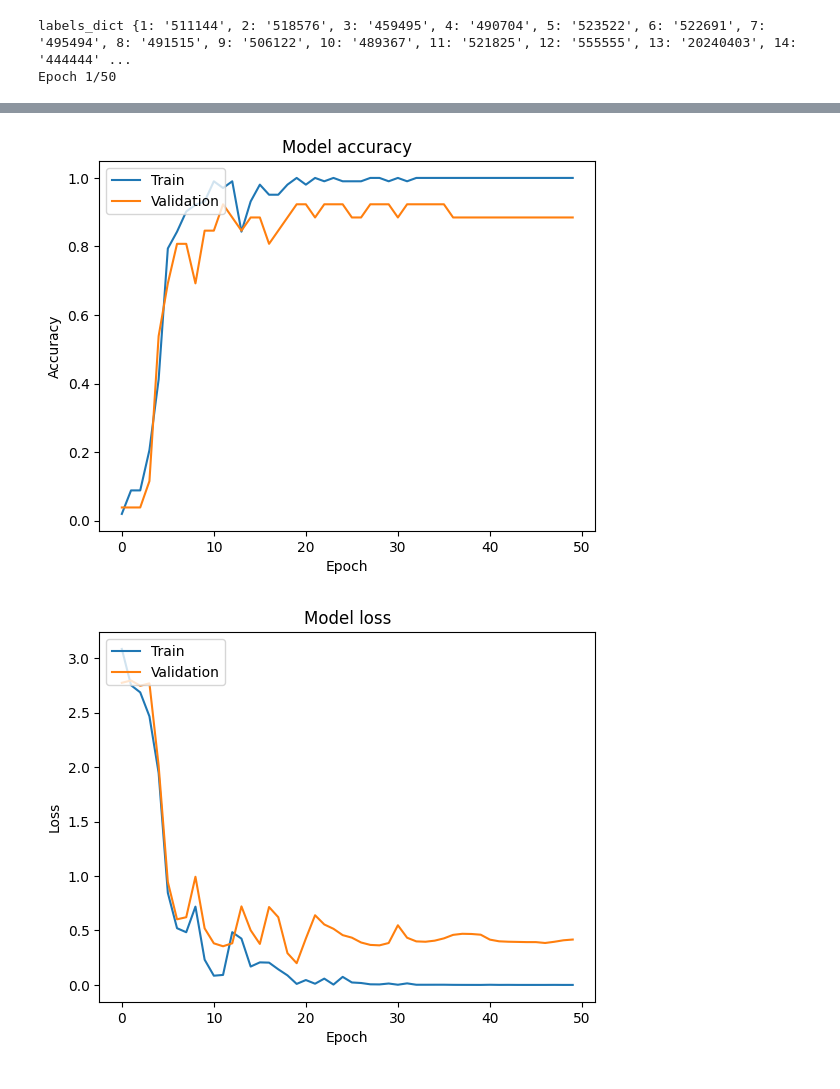
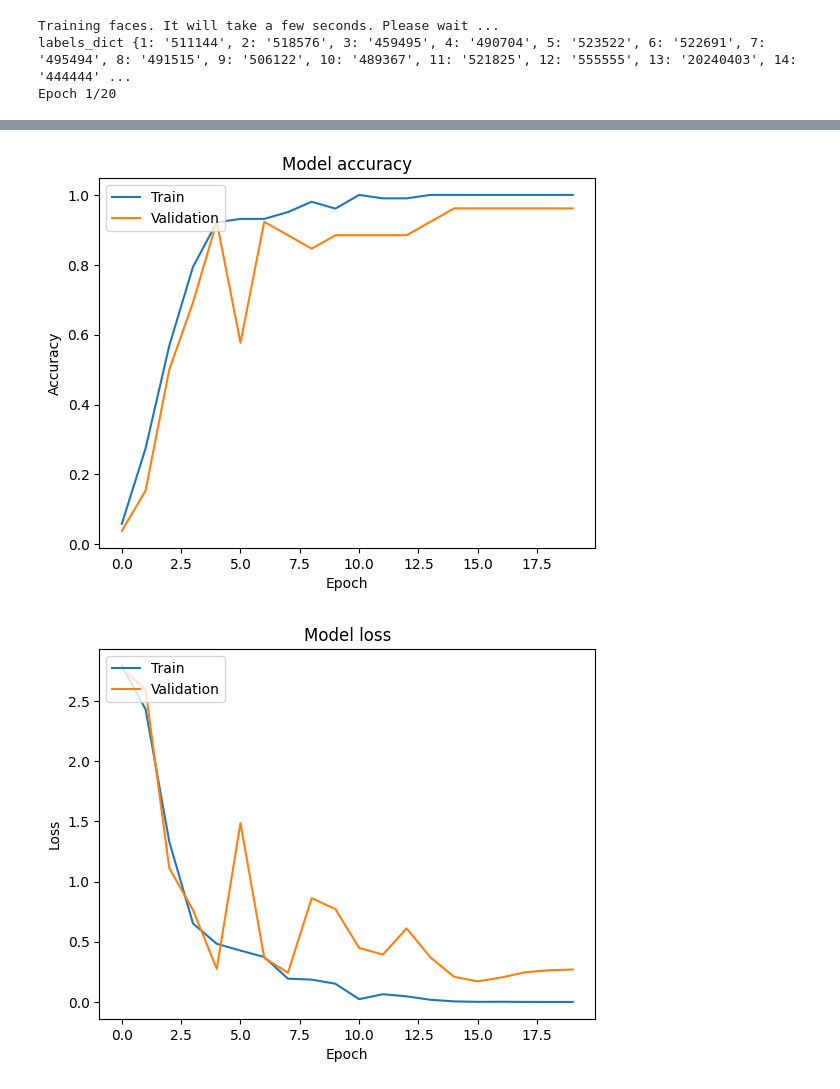
Before and after one commit to SimranbirKaur-000490704/Face-Recognition-Based-Attendance-System, a Jupyter notebook: experimented_models/CNN_Model.ipynb, the cells around one changed output, grey strips where cells are left out. Drawn from its saved outputs; the diff is of its cells as text; code cells hidden in the pictures.

```diff
--- a/experimented_models/CNN_Model.ipynb
+++ b/experimented_models/CNN_Model.ipynb
@@ -92,7 +92,7 @@ class FaceRecognitionCNN:
         ])
         self.model.compile(optimizer='adam', loss='categorical_crossentropy', metrics=['accuracy'])"""
 
-    def train(self, test_size=0.2, epochs=50, batch_size=10):
+    def train(self, test_size=0.2, epochs=20, batch_size=10):
 
         print("Training faces. It will take a few seconds. Please wait ...")
 
@@ -102,7 +102,7 @@ class FaceRecognitionCNN:
         self.X_train, self.y_train = self._preprocess_data(self.X_train, self.y_train)
         self.X_test, self.y_test = self._preprocess_data(self.X_test, self.y_test)
         self.build_model()
-        history = self.model.fit(self.X_train, self.y_train, validation_split=0.2, shuffle=True, epochs=epochs, batch_size=20, verbose=1)
+        history = self.model.fit(self.X_train, self.y_train, validation_split=0.2, shuffle=True, epochs=epochs, batch_size=10, verbose=1)
         self.plot_training_history(history)
         return history
 
@@ -127,13 +127,14 @@ class FaceRecognitionCNN:
 
 
     def test_model(self):
-        y_pred_prob = model.predict(self.X_test)
-        y_pred = np.argmax(y_pred_prob, axis=1)
+         # Test the model on the test set
+        y_pred_prob = self.model.predict(self.X_test)
+        y_pred = np.argmax(y_pred_prob, axis=1)  # Convert predicted probabilities to class labels
+        print(y_pred)
         y_true = np.argmax(self.y_test, axis=1)
-        confidence_scores = np.max(y_pred_prob, axis=1)
-        print.info("Confidence Scores: %s", confidence_scores)
+
         accuracy = accuracy_score(y_true, y_pred)
-        print.info("Test Accuracy: %s", accuracy)
+        print("accuracy", accuracy)
         mse = mean_squared_error(y_true, y_pred)
         rmse = np.sqrt(mse)
         mae = mean_absolute_error(y_true, y_pred)
@@ -144,9 +145,9 @@ class FaceRecognitionCNN:
         print(f"Mean Absolute Error (MAE): {mae:.4f}")
         print(f"R^2 Score: {r2:.4f}")
         print("=" * 50)
-
         print("Classification Report:")
         print(classification_report(y_true, y_pred, target_names=self.labels_dict.values()))
+        self.plot_confusion_matrix(y_true, y_pred)
 
     def plot_confusion_matrix(self, y_true, y_pred):
         cm = confusion_matrix(y_true, y_pred)
@@ -162,5 +163,6 @@ model = FaceRecognitionCNN(images_folder='/Users/simranbirkaur/Desktop/capstone_
 history = model.train()
 model.test_model()
 # %% [output]
+Training faces. It will take a few seconds. Please wait ...
 labels_dict {1: '511144', 2: '518576', 3: '459495', 4: '490704', 5: '523522', 6: '522691', 7: '495494', 8: '491515', 9: '506122', 10: '489367', 11: '521825', 12: '555555', 13: '20240403', 14: '444444' ...
-Epoch 1/50
+Epoch 1/20
@@ -184,2 +186,2 @@ Epoch 50/50
-[figure, old version]
+[figure, new version]
-[figure, old version]
+[figure, new version]
```
Also changed, not shown: parts of 1 cell of this notebook, 5 other files.
